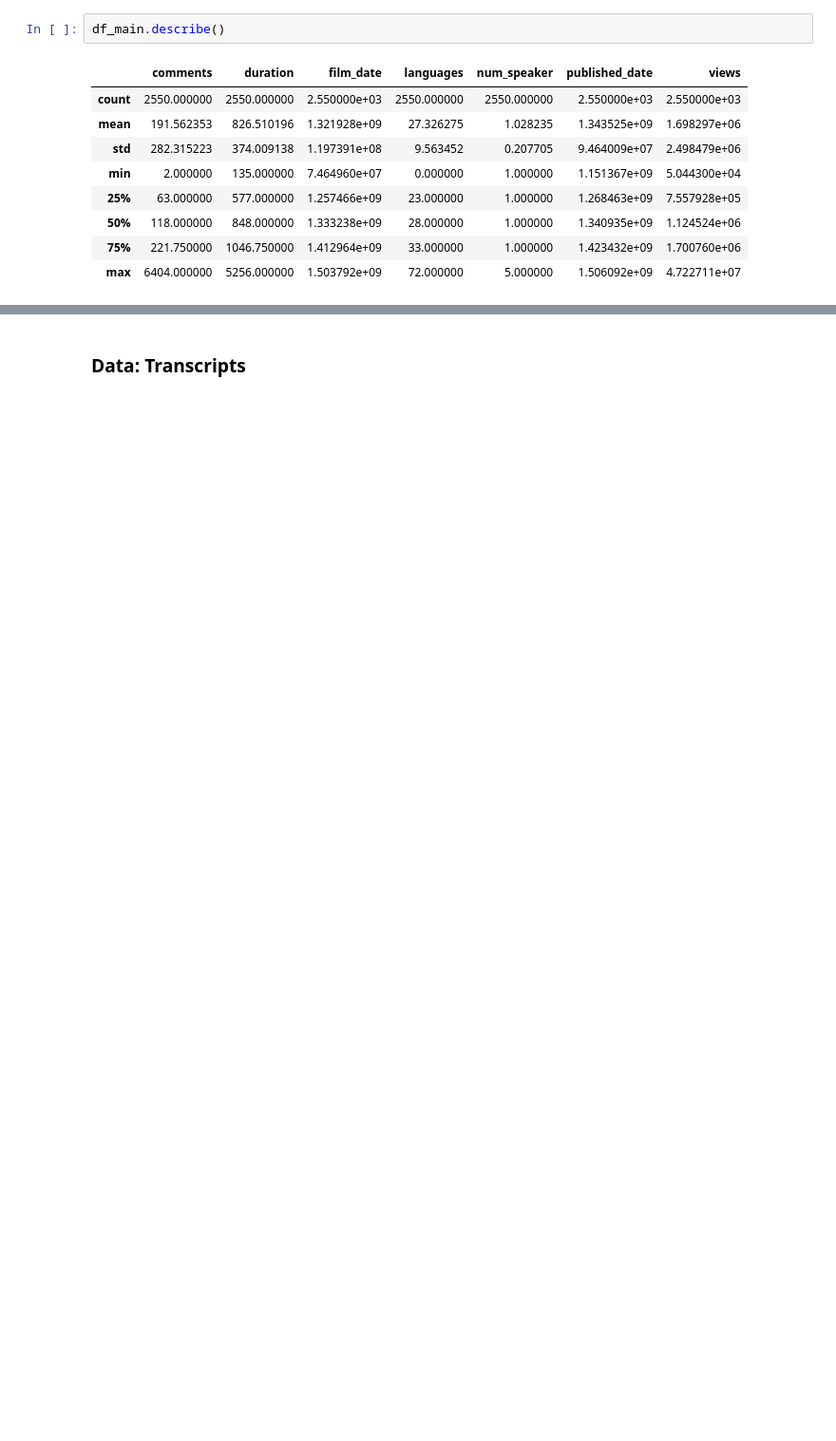
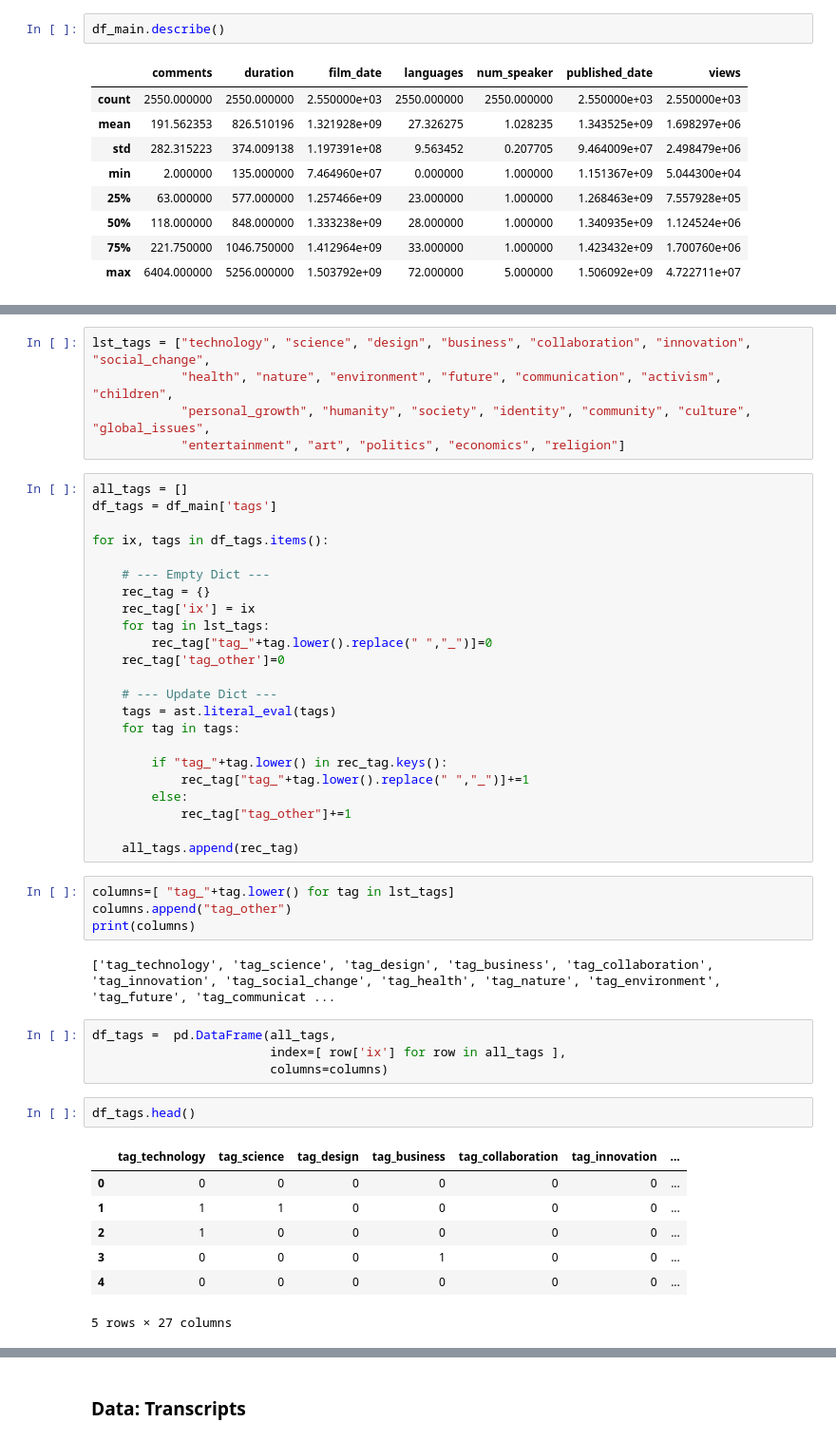
Before and after one commit to cscovino/TED-Talks-Analysis, a Jupyter notebook: Grupo 4 - Kaggle TED Talks - Analisis Exploratorio.ipynb, the cells around one changed output, grey strips where cells are left out. Shown at 95% size. Saved outputs shown, nothing was run; the diff lists cells and outputs as text; blank space fills up the shorter version.

```diff
--- a/Grupo 4 - Kaggle TED Talks - Analisis Exploratorio.ipynb
+++ b/Grupo 4 - Kaggle TED Talks - Analisis Exploratorio.ipynb
@@ -45,0 +189,48 @@ df_main.describe()
+# %%
+lst_tags = ["technology", "science", "design", "business", "collaboration", "innovation", "social_change",
+            "health", "nature", "environment", "future", "communication", "activism", "children",
+            "personal_growth", "humanity", "society", "identity", "community", "culture", "global_issues",
+            "entertainment", "art", "politics", "economics", "religion"]
+# %%
+all_tags = []
+df_tags = df_main['tags']
+
+for ix, tags in df_tags.items():
+
+    # --- Empty Dict ---
+    rec_tag = {}
+    rec_tag['ix'] = ix
+    for tag in lst_tags:
+        rec_tag["tag_"+tag.lower().replace(" ","_")]=0
+    rec_tag['tag_other']=0
+
+    # --- Update Dict ---
+    tags = ast.literal_eval(tags)
+    for tag in tags:
+
+        if "tag_"+tag.lower() in rec_tag.keys():
+            rec_tag["tag_"+tag.lower().replace(" ","_")]+=1
+        else:
+            rec_tag["tag_other"]+=1
+
+    all_tags.append(rec_tag)
+# %%
+columns=[ "tag_"+tag.lower() for tag in lst_tags]
+columns.append("tag_other")
+print(columns)
+# %% [output]
+['tag_technology', 'tag_science', 'tag_design', 'tag_business', 'tag_collaboration', 'tag_innovation', 'tag_social_change', 'tag_health', 'tag_nature', 'tag_environment', 'tag_future', 'tag_communicat ...
+# %%
+df_tags =  pd.DataFrame(all_tags,
+                        index=[ row['ix'] for row in all_tags ],
+                        columns=columns)
+# %%
+df_tags.head()
+# %% [output]
+|  | tag_technology | tag_science | tag_design | tag_business | tag_collaboration | tag_innovation | ... |
+| 0 | 0 | 0 | 0 | 0 | 0 | 0 | ... |
+| 1 | 1 | 1 | 0 | 0 | 0 | 0 | ... |
+| 2 | 1 | 0 | 0 | 0 | 0 | 0 | ... |
+| 3 | 0 | 0 | 0 | 1 | 0 | 0 | ... |
+| 4 | 0 | 0 | 0 | 0 | 0 | 0 | ... |
+5 rows × 27 columns
```
Also changed, not shown: parts of 26 cells of this notebook.
